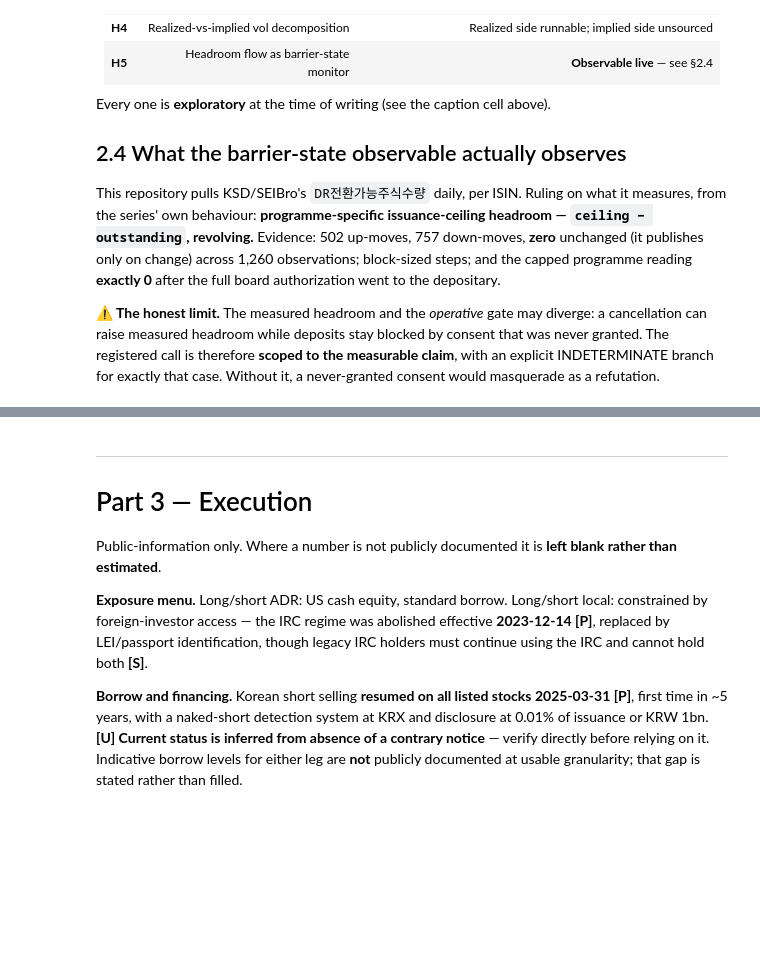
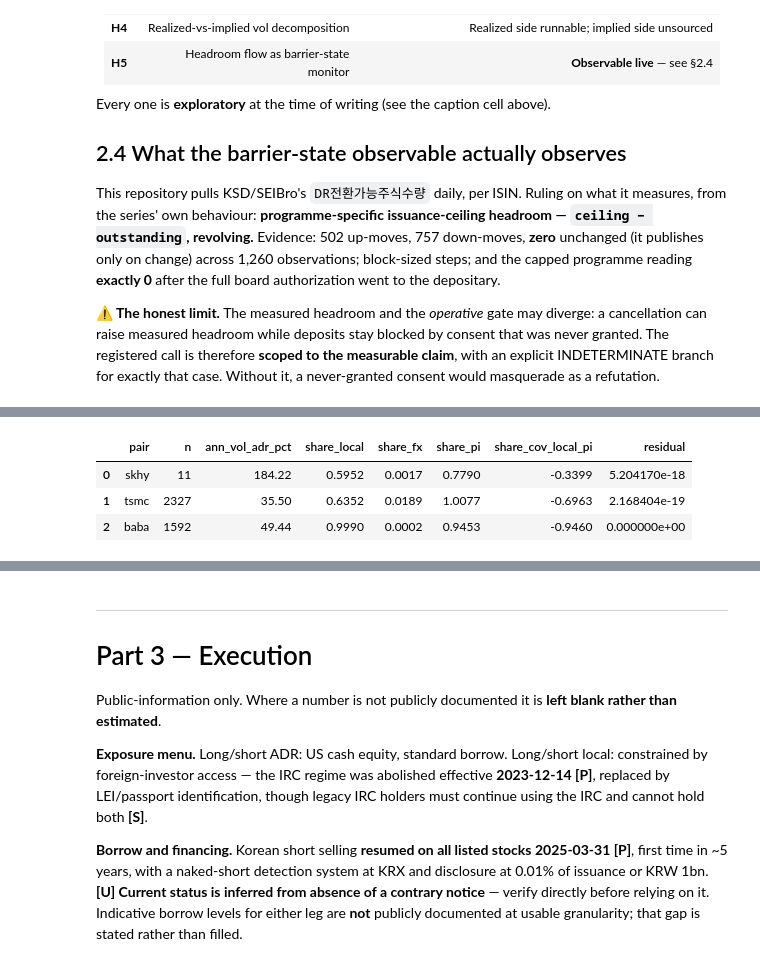
Before and after one commit to ZinuoS/Charon, a Jupyter notebook: notebooks/00_pitch.ipynb, the cells around one changed output, grey strips where cells are left out. Drawn from its saved outputs; the diff is of its cells as text; code cells hidden in the pictures; blank space fills up the shorter version.

```diff
--- a/notebooks/00_pitch.ipynb
+++ b/notebooks/00_pitch.ipynb
@@ -288,0 +299,9 @@ would masquerade as a refutation.
+# %%
+from hypotheses.h4_vol_decomposition.realized import compare_pairs
+vd = compare_pairs()
+vd[["pair","n","ann_vol_adr_pct","share_local","share_fx","share_pi","share_cov_local_pi","residual"]]
+# %% [output]
+|  | pair | n | ann_vol_adr_pct | share_local | share_fx | share_pi | share_cov_local_pi | residual |
+| 0 | skhy | 11 | 184.22 | 0.5952 | 0.0017 | 0.7790 | -0.3399 | 5.204170e-18 |
+| 1 | tsmc | 2327 | 35.50 | 0.6352 | 0.0189 | 1.0077 | -0.6963 | 2.168404e-19 |
+| 2 | baba | 1592 | 49.44 | 0.9990 | 0.0002 | 0.9453 | -0.9460 | 0.000000e+00 |
```
Also changed, not shown: parts of 4 cells of this notebook, 1 other file.
